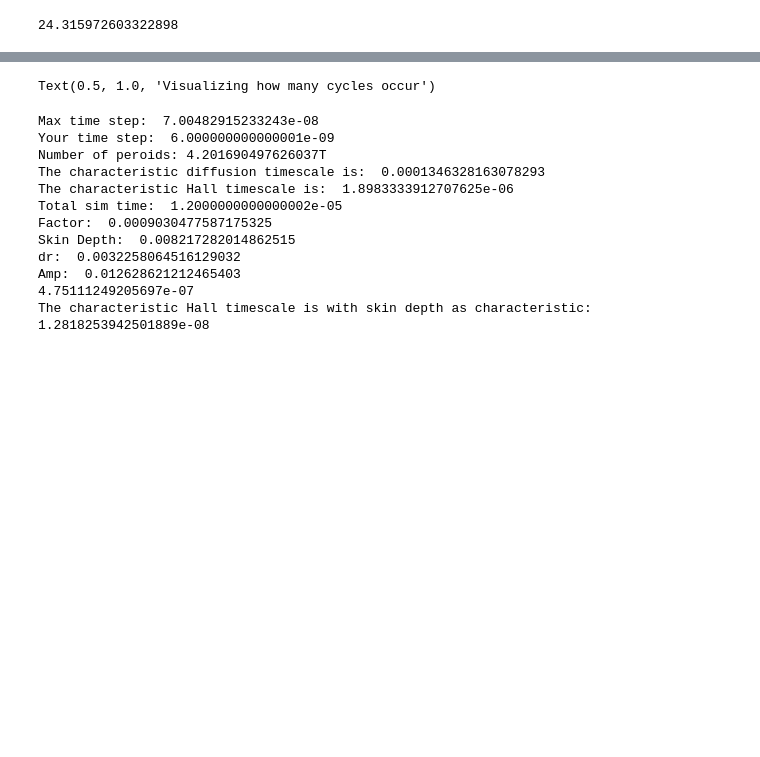
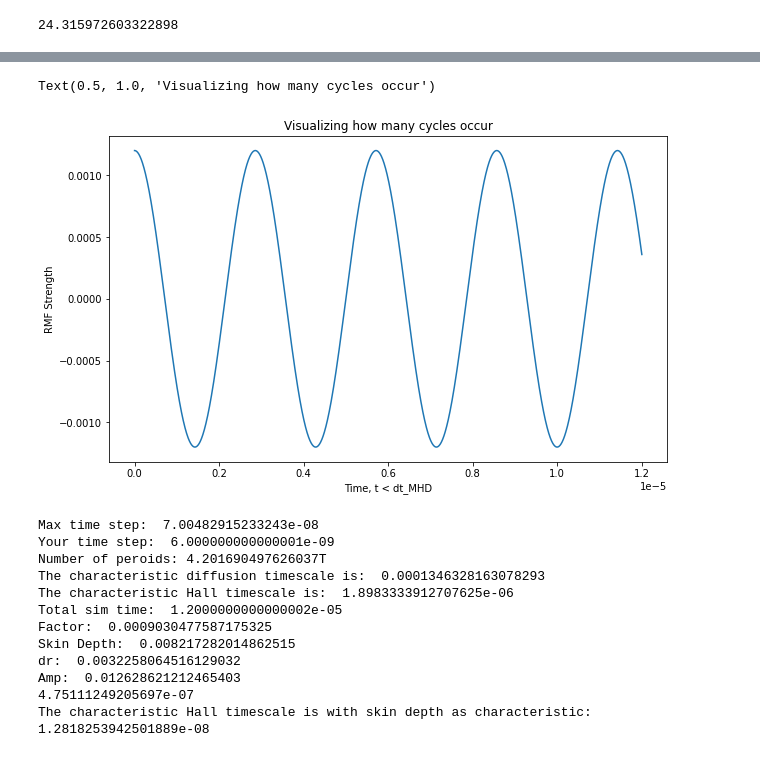
Before and after one commit to vandelij/FRC_RMF, a Jupyter notebook: predictor2_corrector_combine_RMF_code_case_Mlroy1999_fewer_time_steps - Copy.ipynb, the cells around one changed output, grey strips where cells are left out. Saved outputs shown, nothing was run; the diff lists cells and outputs as text; code cells hidden in the pictures; blank space fills up the shorter version.

```diff
--- a/predictor2_corrector_combine_RMF_code_case_Mlroy1999_fewer_time_steps - Copy.ipynb
+++ b/predictor2_corrector_combine_RMF_code_case_Mlroy1999_fewer_time_steps - Copy.ipynb
@@ -83,6 +80,7 @@ Text(0.5, 1.0, 'Be Sure dt_MHD << $\\pi$/4')
 #plotting the RMF over full time:
 
 RMF_array2 = R*B_RMF*np.cos(w_RMF*t_array) + 1j*np.sin(w_RMF*t_array)
+plt.figure(figsize=(10,6))
 plt.plot(t_array, RMF_array2)
 plt.xlabel('Time, t < dt_MHD')
 plt.ylabel(r'RMF Strength')
@@ -93,4 +89,5 @@ plt.title('Visualizing how many cycles occur')
 Text(0.5, 1.0, 'Visualizing how many cycles occur')
+[figure, added]
 # %%
 dt_crit = dr**2/(2*eta/mu0)
 print('Max time step: ', dt_crit)
```
Also changed, not shown: parts of 16 cells of this notebook.
